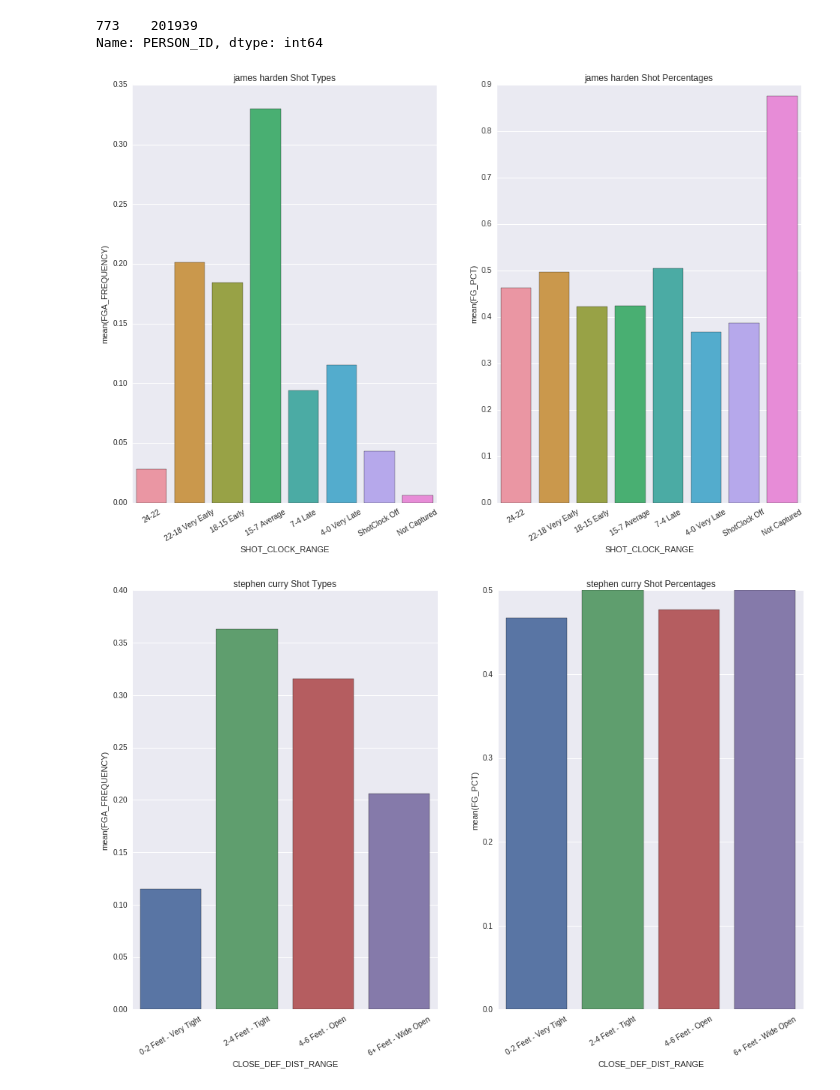
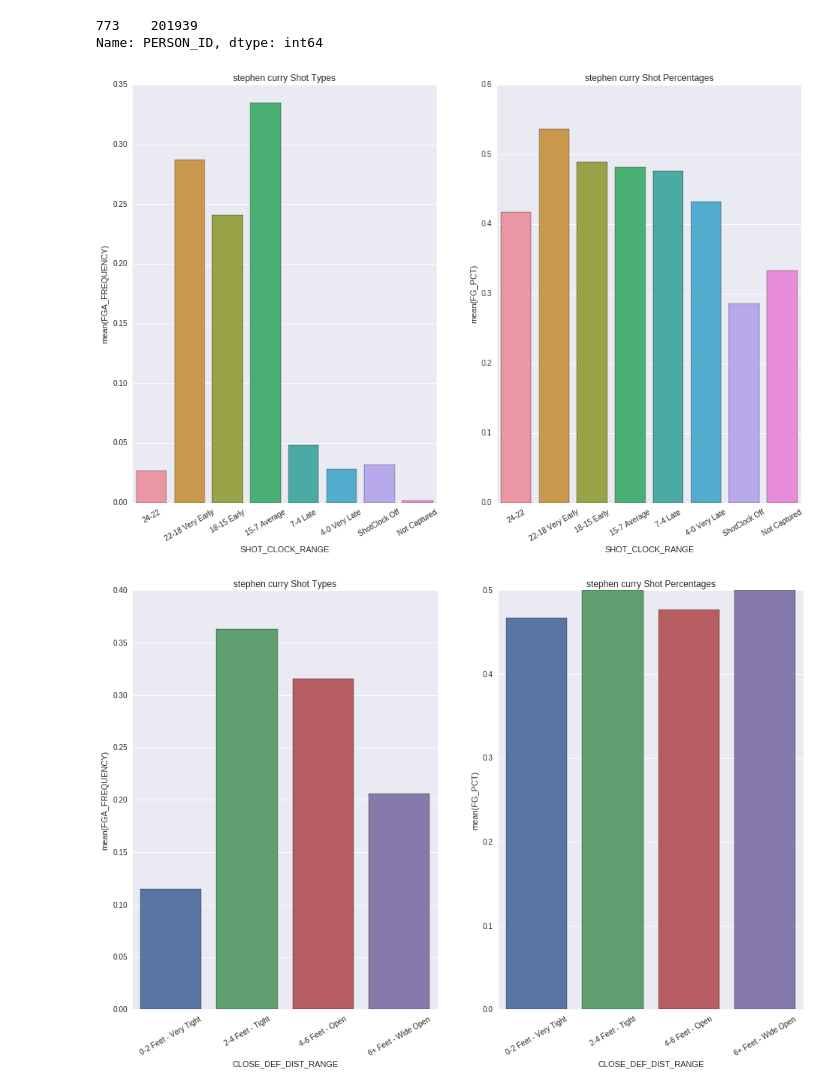
Before and after one commit to billmwong/FiveThirtyGreat, a Jupyter notebook: Keenan-Exploration2.ipynb, the cells around one changed output. Drawn from its saved outputs; the diff is of its cells as text; code cells hidden in the pictures.

```diff
--- a/Keenan-Exploration2.ipynb
+++ b/Keenan-Exploration2.ipynb
@@ -119,10 +126,10 @@ def touchGraph(name):
     for item in g.get_xticklabels():
         item.set_rotation(30)
     plt.title(name + " Shot Percentages")
-# %%
-shotClockGraph('james harden')
-# %% [output]
-[figure, removed]
+# %%
+shotClockGraph('stephen curry')
+# %% [output]
+[figure, added]
 # %%
 defenderGraph('stephen curry')
 # %% [output]
```
Also changed, not shown: parts of 4 cells of this notebook, 5 other files.
